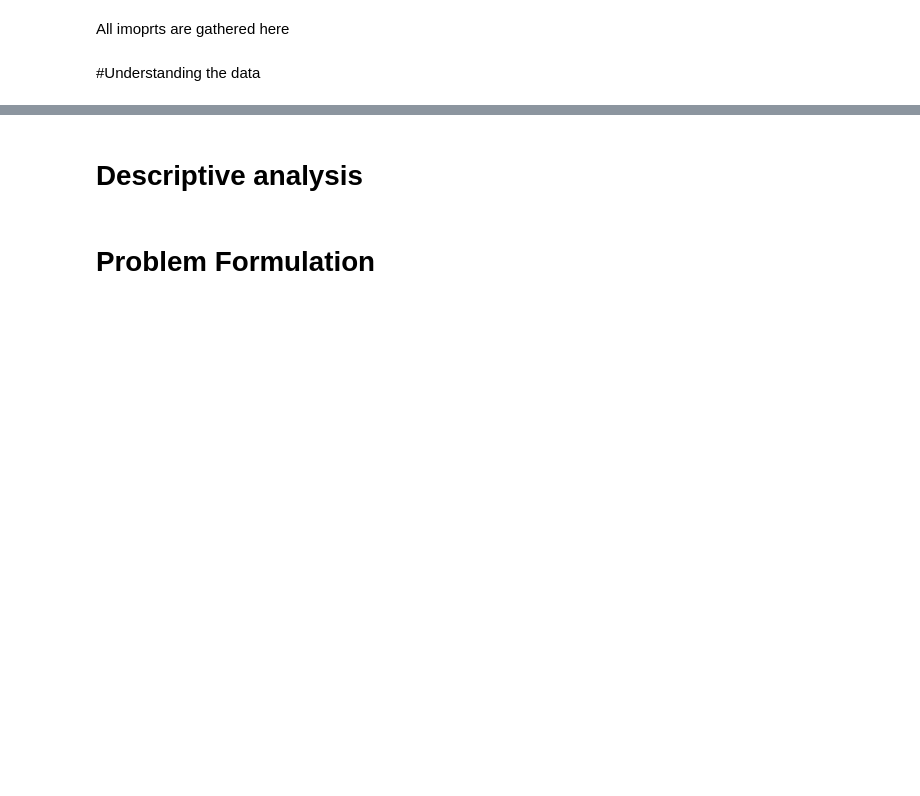
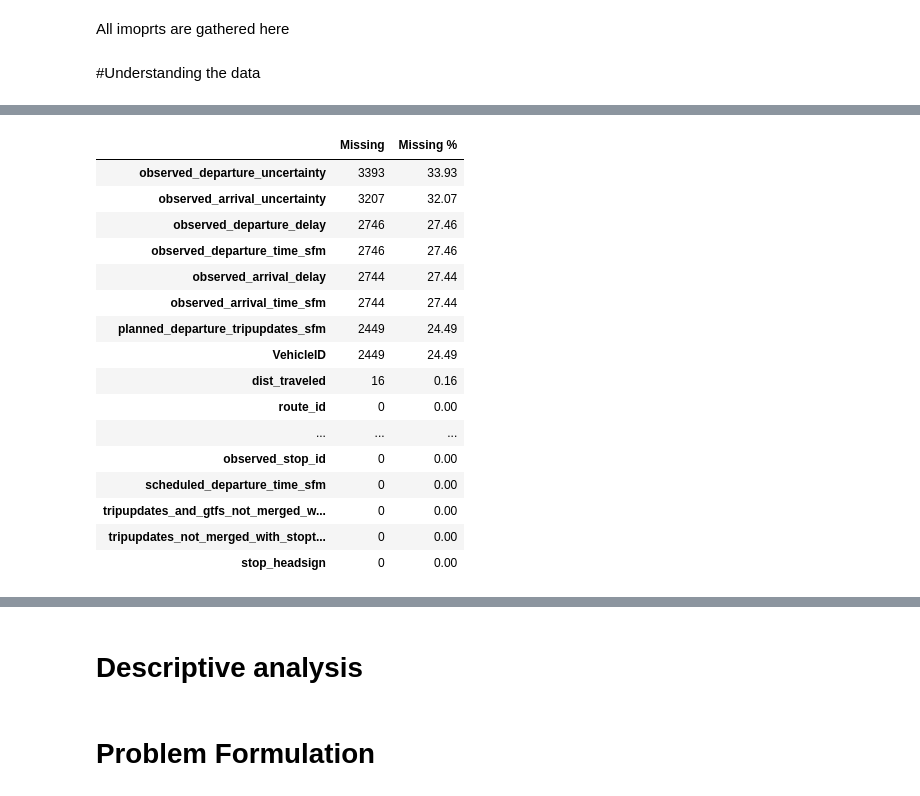
Before and after one commit to felwern/AI_course_exercises, a Jupyter notebook: Project.ipynb, the cells around one changed output, grey strips where cells are left out. Drawn from its saved outputs; the diff is of its cells as text; code cells hidden in the pictures; blank space fills up the shorter version.

```diff
--- a/Project.ipynb
+++ b/Project.ipynb
@@ -26,0 +141,25 @@ for file in os.listdir(project_path):
+# %%
+missing_sample = pd.DataFrame({
+    "Missing": df_sample.isna().sum(),
+    "Missing %": df_sample.isna().mean() * 100
+}).sort_values("Missing %", ascending=False)
+
+display(missing_sample)
+# %% [output]
+|  | Missing | Missing % |
+| observed_departure_uncertainty | 3393 | 33.93 |
+| observed_arrival_uncertainty | 3207 | 32.07 |
+| observed_departure_delay | 2746 | 27.46 |
+| observed_departure_time_sfm | 2746 | 27.46 |
+| observed_arrival_delay | 2744 | 27.44 |
+| observed_arrival_time_sfm | 2744 | 27.44 |
+| planned_departure_tripupdates_sfm | 2449 | 24.49 |
+| VehicleID | 2449 | 24.49 |
+| dist_traveled | 16 | 0.16 |
+| route_id | 0 | 0.00 |
+| ... | ... | ... |
+| observed_stop_id | 0 | 0.00 |
+| scheduled_departure_time_sfm | 0 | 0.00 |
+| tripupdates_and_gtfs_not_merged_w... | 0 | 0.00 |
+| tripupdates_not_merged_with_stopt... | 0 | 0.00 |
+| stop_headsign | 0 | 0.00 |
```
Also changed, not shown: parts of 17 cells of this notebook.
